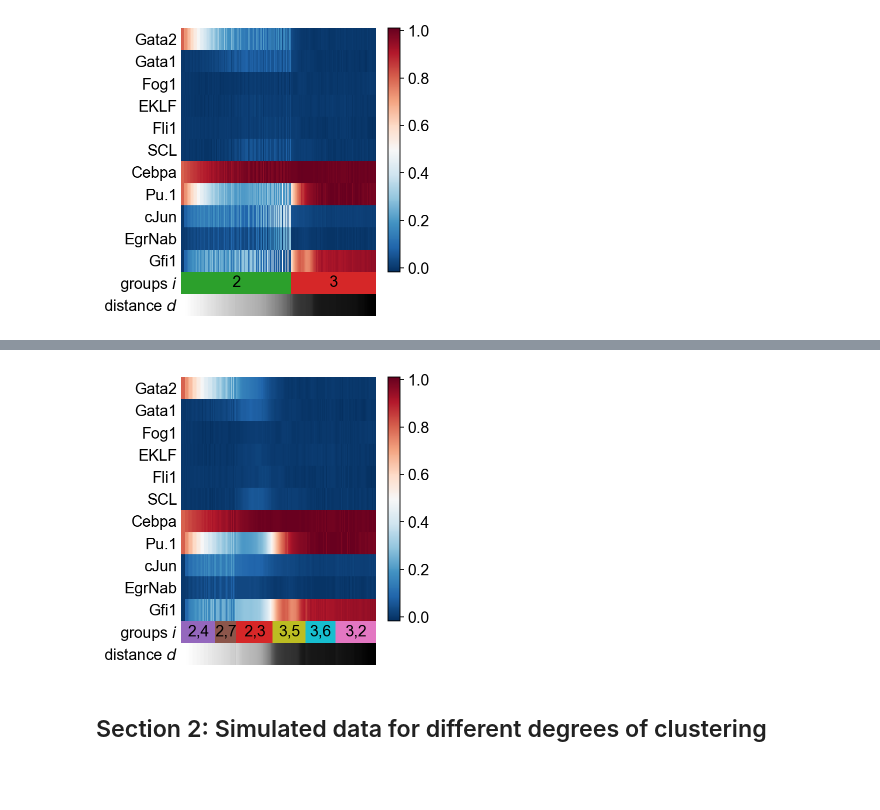
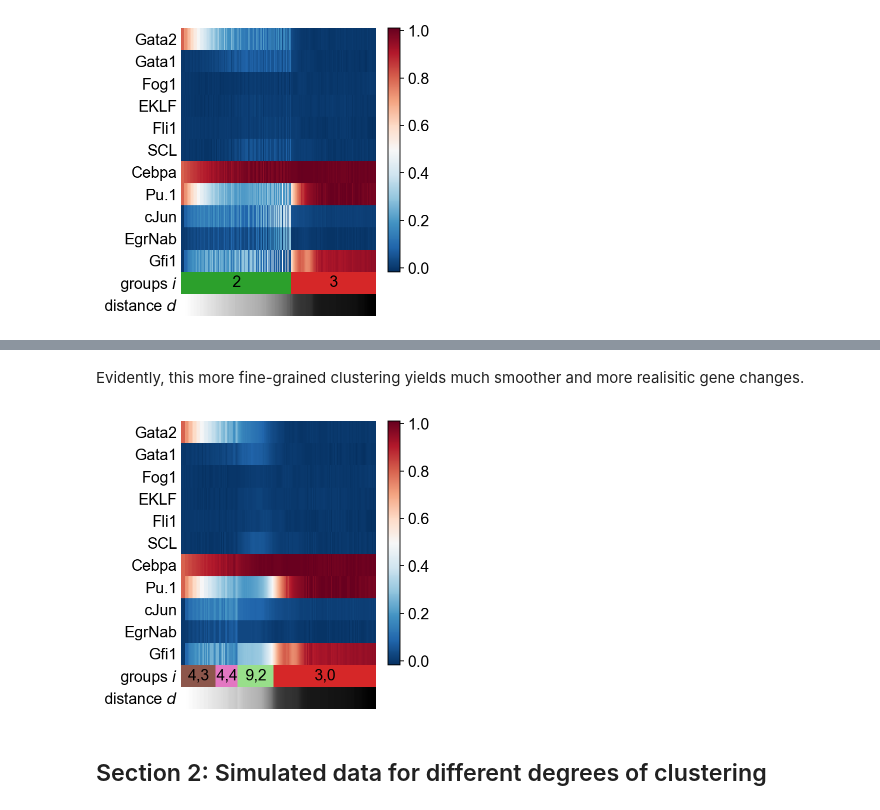
Before and after one commit to theislab/graph_abstraction, a Jupyter notebook: minimal_examples/minimal_examples.ipynb, the cells around one changed output, grey strips where cells are left out. Cells and saved outputs as stored; diff of their text form; code cells hidden in the pictures; blank space fills up the shorter version.

```diff
--- a/minimal_examples/minimal_examples.ipynb
+++ b/minimal_examples/minimal_examples.ipynb
@@ -205,8 +210,9 @@ saving figure to file ./figures/aga_coarse_R.svg
+# %% [markdown]
+Evidently, this more fine-grained clustering yields much smoother and more realisitic gene changes.
 # %%
-ax = sc.pl.aga_path(adata, nodes=['2,4', '2,7', '2,3', '3,5', '3,6', '3,2'],
-                    variables=adata.var_names)
+ax = sc.pl.aga_path(adata, ['4,3', '4,4', '9,2', '3,0'], adata.var_names)
 # %% [output]
-[figure, old version]
+[figure, new version]
 # %% [markdown]
 ## Section 2: Simulated data for different degrees of clustering <a id="data2"></a>
 # %% [markdown]
```
Also changed, not shown: parts of 25 cells of this notebook, 3 other files.
